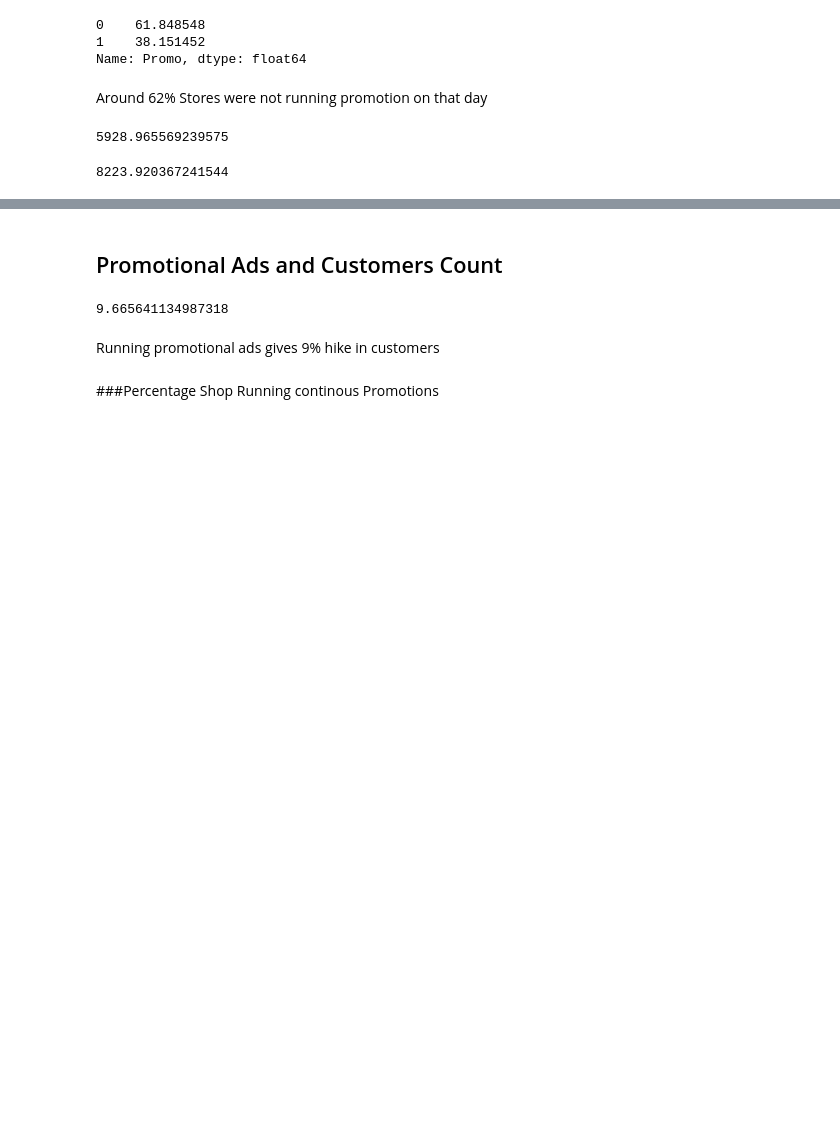
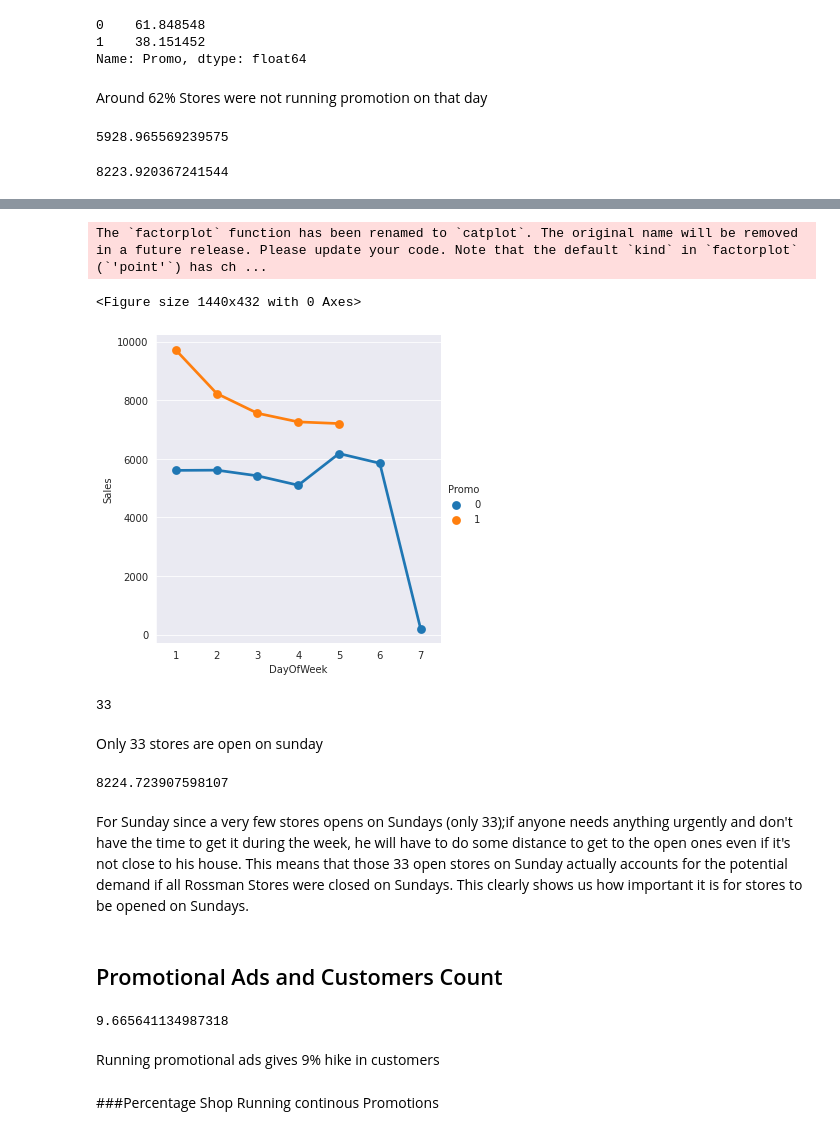
Before and after one commit to vivek16pawar/Retail-Sales-Prediction, a Jupyter notebook: Rossmann_Sales_Prediction_Capstone_Project.ipynb, the cells around one changed output, grey strips where cells are left out. Drawn from its saved outputs; the diff is of its cells as text; code cells hidden in the pictures; blank space fills up the shorter version.

```diff
--- a/Rossmann_Sales_Prediction_Capstone_Project.ipynb
+++ b/Rossmann_Sales_Prediction_Capstone_Project.ipynb
@@ -227,3 +243,25 @@ Analysis clearly states that if we run promotional advertisment then there is ju
+# %%
+sns.set_style('darkgrid')
+plt.figure(figsize=(20,6))
+sns.factorplot(data = merge_df, x ="DayOfWeek", y = "Sales",
+                hue='Promo');
+# %% [output]
+The `factorplot` function has been renamed to `catplot`. The original name will be removed in a future release. Please update your code. Note that the default `kind` in `factorplot` (`'point'`) has ch ...
+<Figure size 1440x432 with 0 Axes>
+[figure, added]
+# %%
+merge_df[(merge_df.Open == 1) & (merge_df.DayOfWeek == 7)]['Store'].unique().shape[0]
+# %% [output]
+33
+# %% [markdown]
+Only 33 stores are open on sunday
+# %%
+# Average Sales on Sunday
+merge_df[(merge_df.Open == 1) & (merge_df.DayOfWeek == 7)]['Sales'].mean()
+# %% [output]
+8224.723907598107
+# %% [markdown]
+For Sunday since a very few stores opens on Sundays (only 33);if anyone needs anything urgently and don't have the time to get it during the week, he will have to do some distance to get to the open ones even if it's not close to his house. This means that those 33 open stores on Sunday actually accounts for the potential demand if all Rossman Stores were closed on Sundays. This clearly shows us how important it is for stores to be opened on Sundays.
 # %% [markdown]
 ## Promotional Ads and Customers Count
 # %%
```
Also changed, not shown: parts of 24 cells of this notebook.
